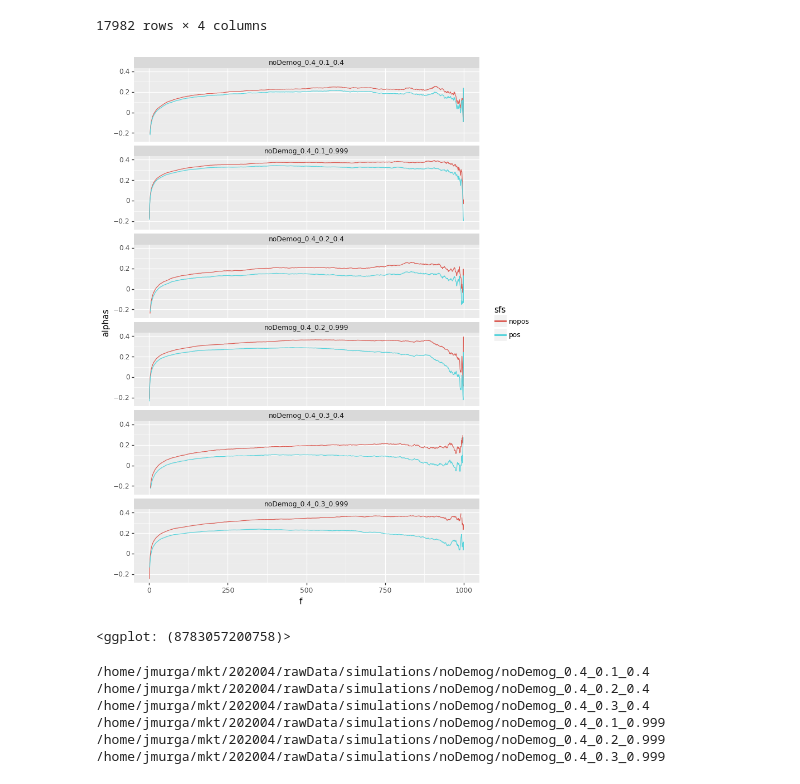
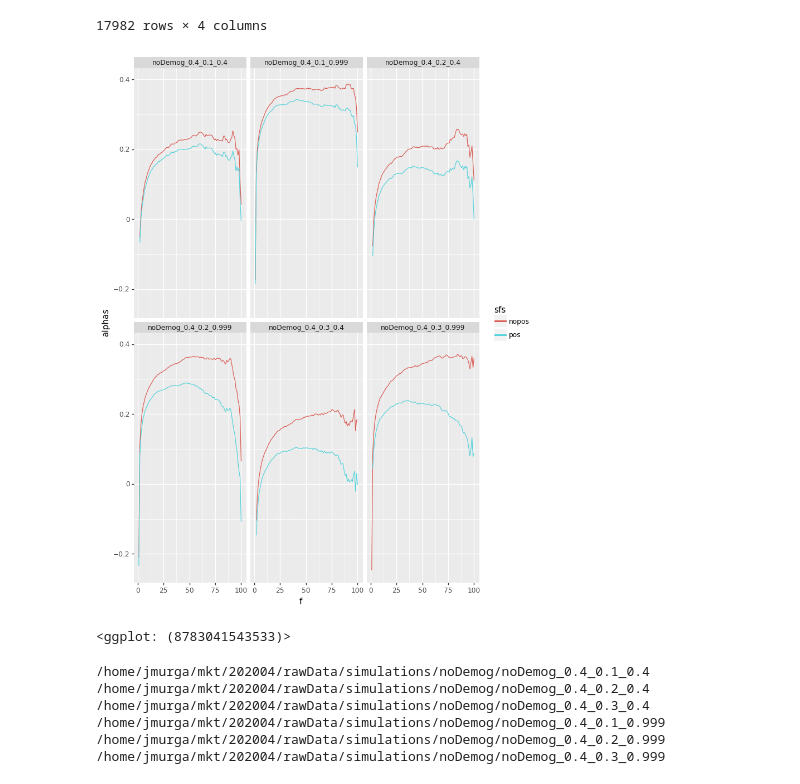
Before and after one commit to jmurga/abcmk_simulations, a Jupyter notebook: scripts/notebooks/bgsSimulations.ipynb, the cells around one changed output. Saved outputs shown, nothing was run; the diff lists cells and outputs as text; code cells hidden in the pictures.

```diff
--- a/scripts/notebooks/bgsSimulations.ipynb
+++ b/scripts/notebooks/bgsSimulations.ipynb
@@ -90,9 +96,9 @@ df,dfAlpha = saveSimulatedAlphas(tmpSim,reduced=False,bins=100);dfAlpha
 # %%
 plt.options.figure_size=(8,12)
-p = (ggplot(dfAlpha, aes(x='f',y='alphas',color='sfs')) + geom_line() + facet_wrap('~path',ncol=1) + ylim(-0.25,0.4));p
+p = (ggplot(dfAlpha, aes(x='f',y='alphas',color='sfs')) + geom_line() + facet_wrap('~path',ncol=3) + ylim(-0.25,0.4));p
 # %% [output]
-[figure, old version]
+[figure, new version]
-<ggplot: (8783057200758)>
+<ggplot: (8783041543533)>
 # %%
 df,dfAlpha = saveSimulatedAlphas(tmpSim,reduced=True,bins=100);dfAlpha
 # %% [output]
```
Also changed, not shown: parts of 5 cells of this notebook, 8 other files.
